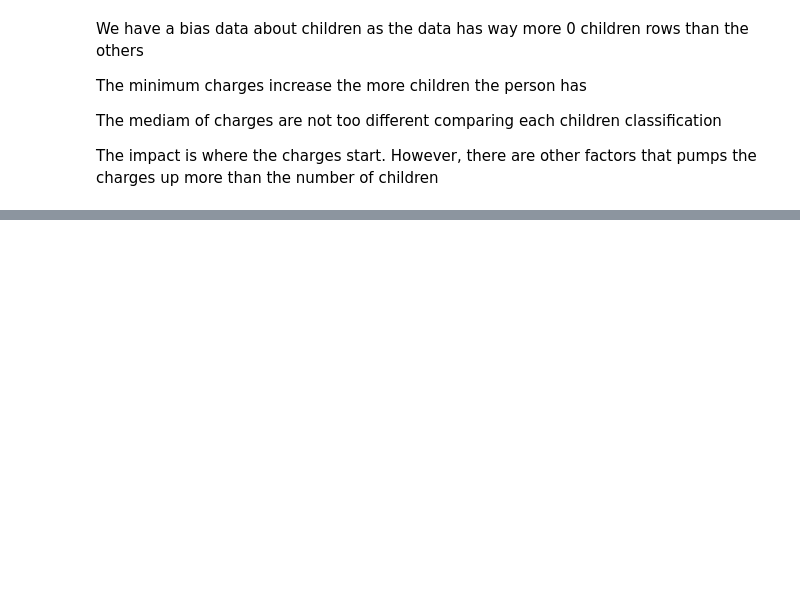
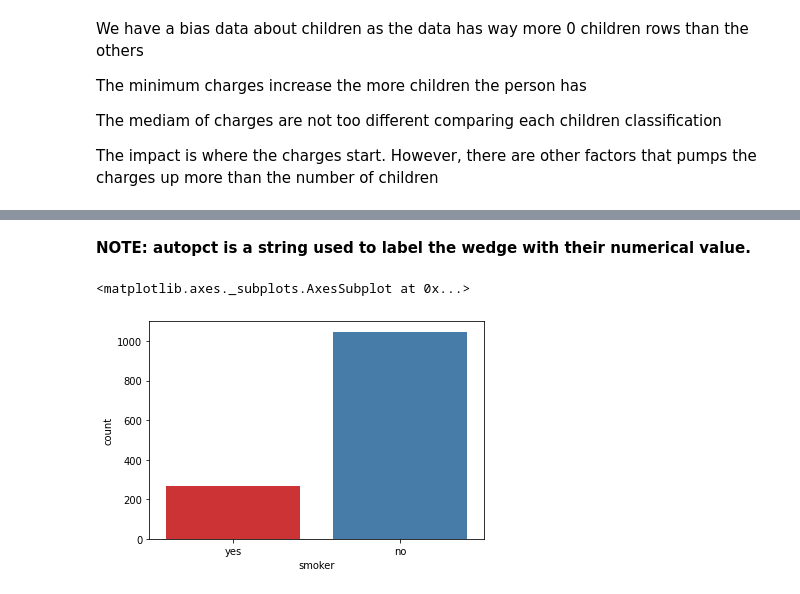
Before and after one commit to Ayushi-creator/Medical_cost, a Jupyter notebook: EdaEtp.ipynb, the cells around one changed output, grey strips where cells are left out. Cells and saved outputs as stored; diff of their text form; code cells hidden in the pictures; blank space fills up the shorter version.

```diff
--- a/EdaEtp.ipynb
+++ b/EdaEtp.ipynb
@@ -370,0 +404,7 @@ The impact is where the charges start. However, there are other factors that pum
+# %% [markdown]
+**NOTE: autopct is a string used to label the wedge with their numerical value.**
+# %%
+sns.countplot(data = df2, x='smoker', palette="Set1")
+# %% [output]
+<matplotlib.axes._subplots.AxesSubplot at 0x...>
+[figure, added]
```
Also changed, not shown: parts of 53 cells of this notebook.
